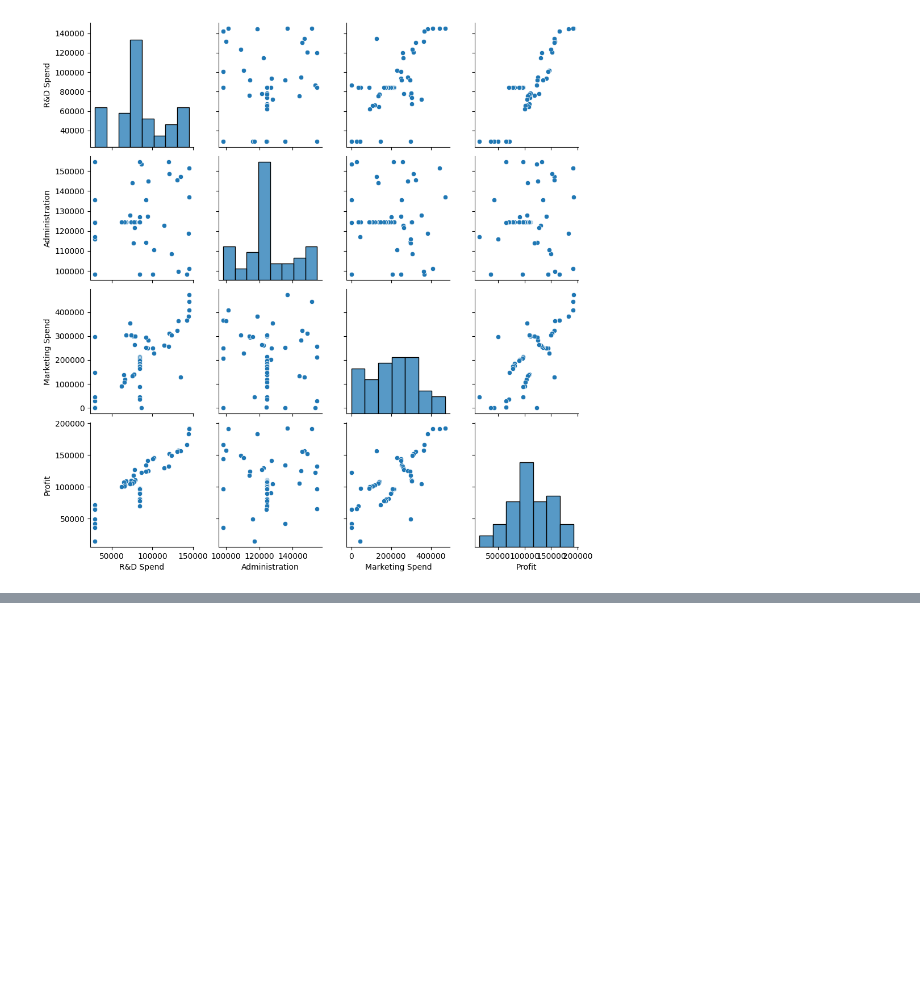
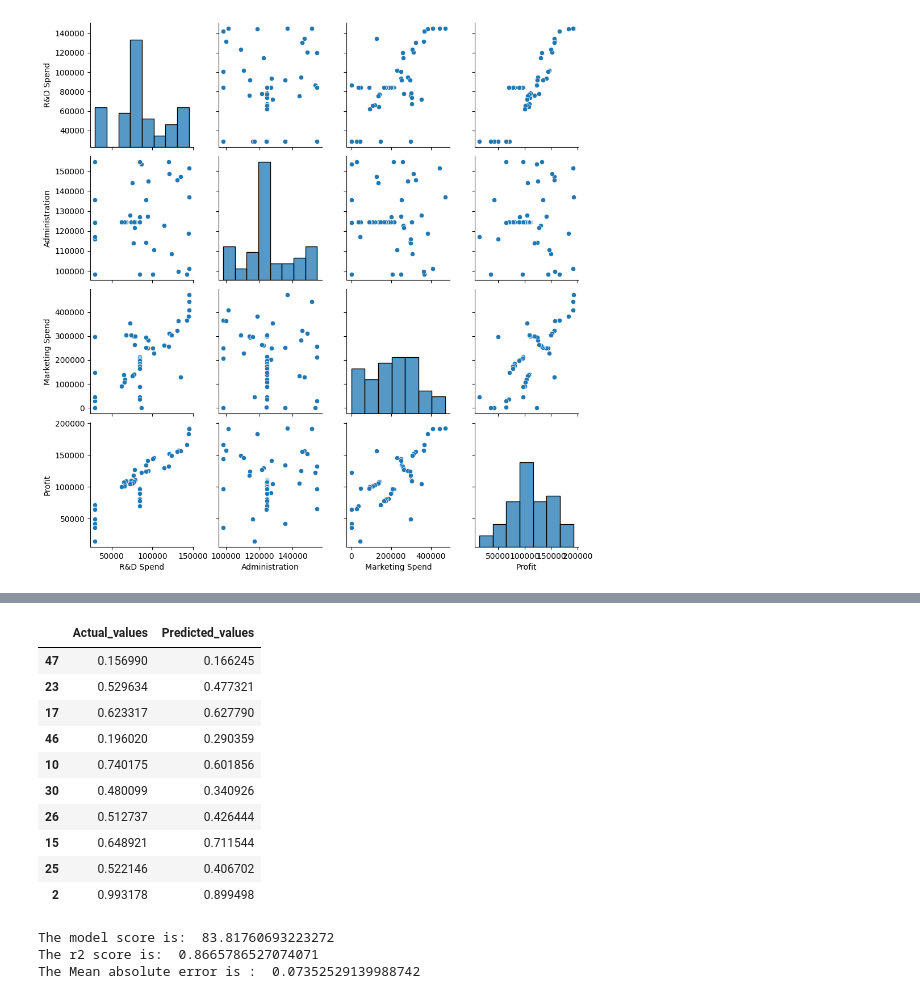
Before and after one commit to devroopsaha744/MLCOE-TASK-2, a Jupyter notebook: MLCOE_task_2_Regression_Task.ipynb, the cells around one changed output, grey strips where cells are left out. Drawn from its saved outputs; the diff is of its cells as text; code cells hidden in the pictures; blank space fills up the shorter version.

Commit message:
final commit of regression task(for now)

```diff
--- a/MLCOE_task_2_Regression_Task.ipynb
+++ b/MLCOE_task_2_Regression_Task.ipynb
@@ -147,0 +219,5 @@ sns.pairplot(df)
+# %%
+#feature selection
+scl_df= scl_df.drop(['Administration'], axis =1)
+
+#I have dropped the Adiministration feature as it is useless (poor correlation with target variable)
@@ -147,0 +226,40 @@ sns.pairplot(df)
+# %%
+#Splitting target variable and other columns
+x = scl_df.drop(['Profit'], axis =1)
+y = scl_df['Profit']
+# %%
+#Train test split
+from sklearn.model_selection import train_test_split
+x_train, x_test, y_train, y_test = train_test_split(x,y, test_size = 0.25)
+# %%
+#implementing Linear Regression
+from sklearn.linear_model import LinearRegression
+reg = LinearRegression()
+reg.fit(x_train,y_train)
+y_pred = reg.predict(x_test)
+# %%
+actual_pred = pd.DataFrame({"Actual_values":y_test, "Predicted_values":y_pred})
+actual_pred.sample(10)
+# %% [output]
+|  | Actual_values | Predicted_values |
+| 47 | 0.156990 | 0.166245 |
+| 23 | 0.529634 | 0.477321 |
+| 17 | 0.623317 | 0.627790 |
+| 46 | 0.196020 | 0.290359 |
+| 10 | 0.740175 | 0.601856 |
+| 30 | 0.480099 | 0.340926 |
+| 26 | 0.512737 | 0.426444 |
+| 15 | 0.648921 | 0.711544 |
+| 25 | 0.522146 | 0.406702 |
+| 2 | 0.993178 | 0.899498 |
+# %%
+#Testing the model
+print("The model score is: ", reg.score(x,y)*100)
+
+from sklearn.metrics import r2_score, mean_absolute_error
+print("The r2 score is: ",r2_score(y_test, y_pred))
+print("The Mean absolute error is : ", mean_absolute_error(y_test, y_pred))
+# %% [output]
+The model score is:  83.81760693223272
+The r2 score is:  0.8665786527074071
+The Mean absolute error is :  0.07352529139988742
```
Also changed, not shown: parts of 12 cells of this notebook.
